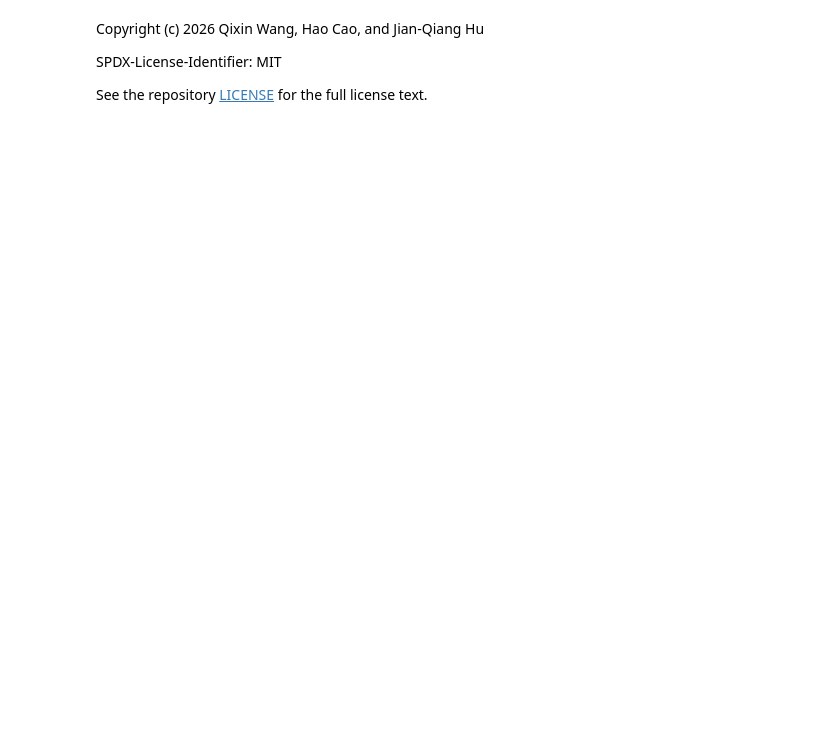
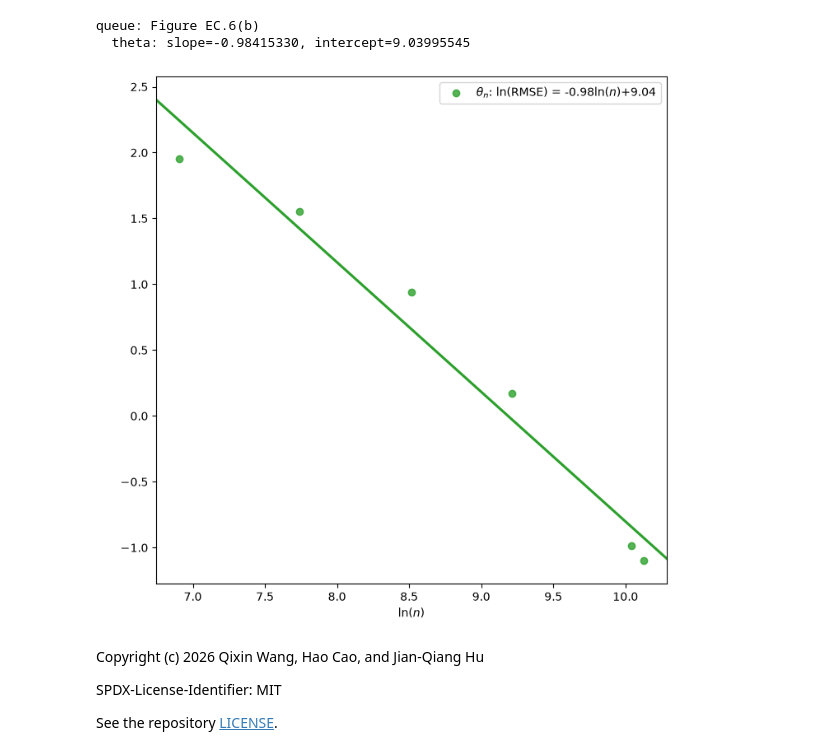
Before and after one commit to INFORMSJoC/2025.1207, a Jupyter notebook: scripts/CVaR_SA_huatu.ipynb, the cells around one changed output. Saved outputs shown, nothing was run; the diff lists cells and outputs as text; code cells hidden in the pictures; blank space fills up the shorter version.

Commit message:
Clean and validate paper rate plotting notebook

```diff
--- a/scripts/CVaR_SA_huatu.ipynb
+++ b/scripts/CVaR_SA_huatu.ipynb
@@ -222,6 +51,48 @@ ModuleNotFoundError: No module named 'pptx'
+# %%
+selected = CASES[CASE]
+logn = [math.log(n) for n in selected["n"]]
+styles = {
+    "theta": (r"$\theta_n$", "RMSE", "tab:green"),
+    "cv": (r"$c_n$", "pseudo RMSE", "#FF8C00"),
+    "gradient": (r"$G_{c,n}$", "pseudo RMSE", "tab:purple"),
+}
+
+fig, ax = plt.subplots(figsize=(8, 8))
+print(f"{CASE}: {selected['figure']}")
+for quantity, rmse in selected["series"].items():
+    if len(rmse) != len(logn) or any(value <= 0 for value in rmse):
+        raise ValueError(f"{CASE}/{quantity}: budgets and positive RMSE values must match.")
+    log_rmse = [math.log(value) for value in rmse]
+    slope, intercept, *_ = linregress(logn, log_rmse)
+    name, error_name, color = styles[quantity]
+    label = f"{name}: ln({error_name}) = {slope:.2f}ln($n$){intercept:+.2f}"
+    sns.regplot(x=logn, y=log_rmse, ci=None, label=label, color=color, truncate=False, ax=ax)
+    print(f"  {quantity}: slope={slope:.8f}, intercept={intercept:.8f}")
+
+ax.legend()
+ax.set_ylabel(" ")
+ax.set_xlabel(r"ln($n$)")
+if SAVE_FIGURE:
+    here = Path.cwd()
+    if (here / "results").is_dir():
+        root = here
+    elif (here.parent / "results").is_dir():
+        root = here.parent
+    else:
+        raise FileNotFoundError("Run this notebook from the repository root or scripts directory.")
+    output_dir = root / "results" / "generated_rates"
+    output_dir.mkdir(parents=True, exist_ok=True)
+    output_path = output_dir / selected["filename"]
+    fig.savefig(output_path, dpi=150, bbox_inches="tight")
+    print(f"Saved: {output_path}")
+plt.show()
+# %% [output]
+queue: Figure EC.6(b)
+  theta: slope=-0.98415330, intercept=9.03995545
+[figure, added]
 # %% [markdown]
 Copyright (c) 2026 Qixin Wang, Hao Cao, and Jian-Qiang Hu
 
 SPDX-License-Identifier: MIT
 
-See the repository [LICENSE](../LICENSE) for the full license text.
+See the repository [LICENSE](../LICENSE).
```
Also changed, not shown: parts of 8 cells of this notebook.
